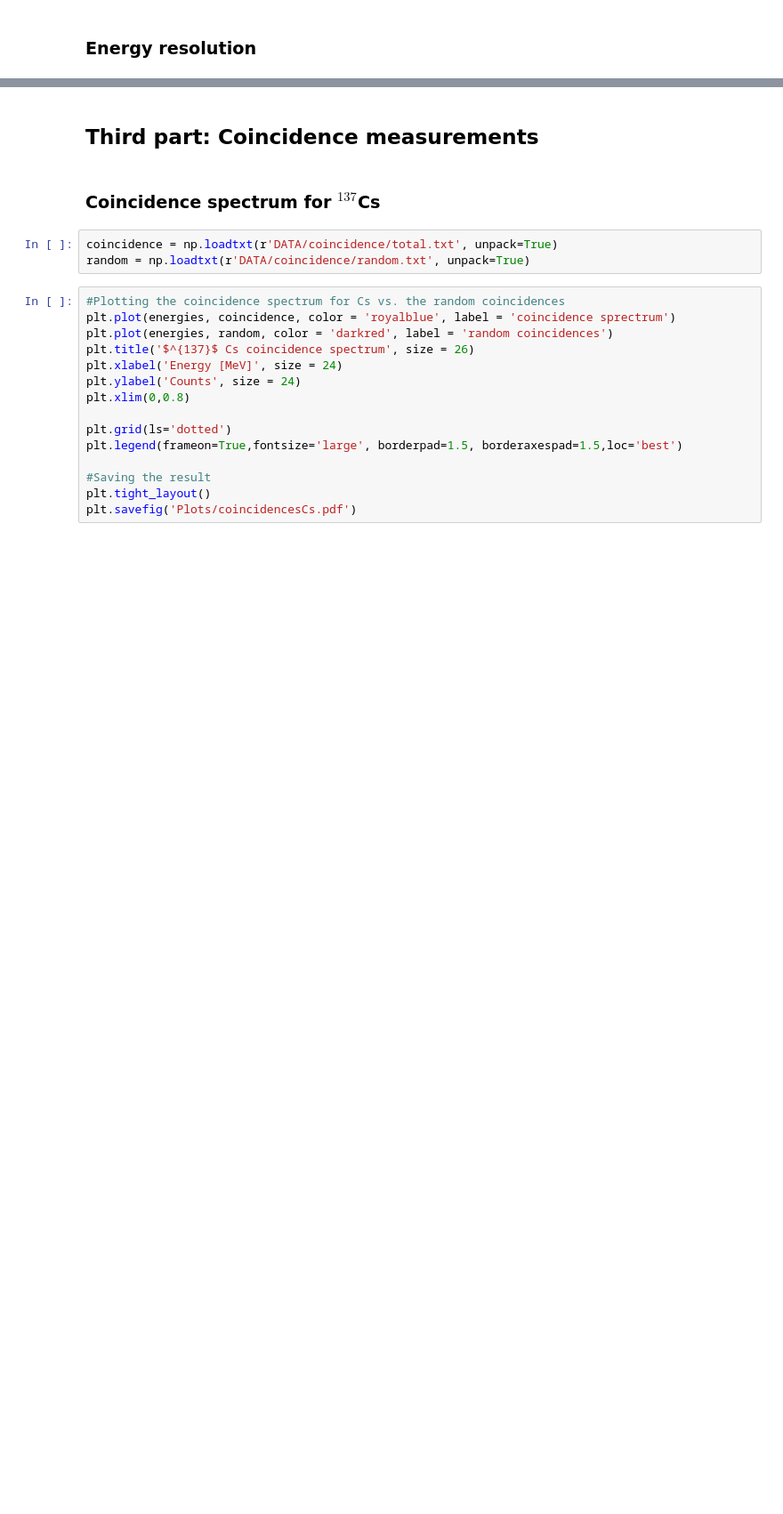
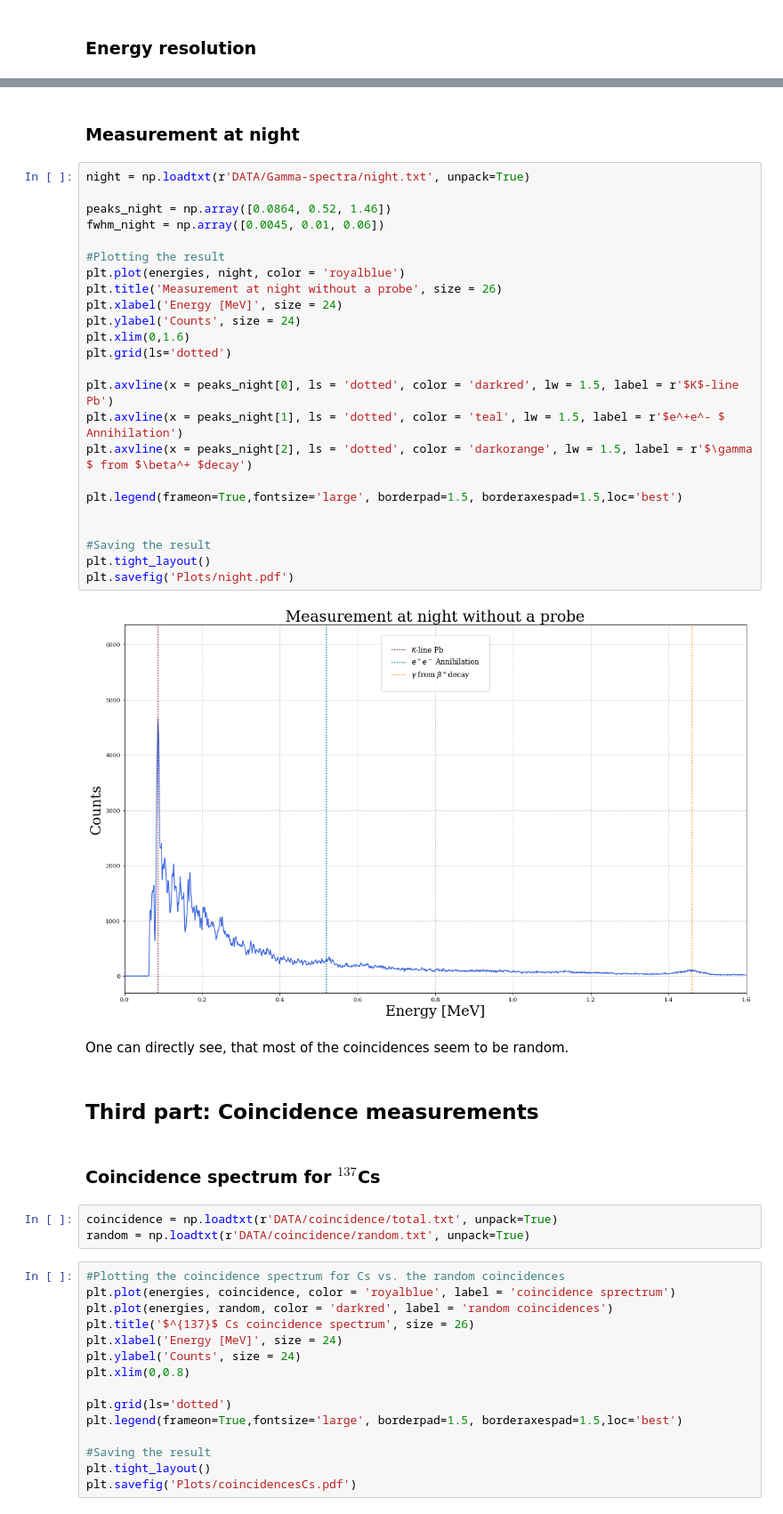
Before and after one commit to mathieukaltschmidt/FP-physics-lab-course, a Jupyter notebook: F82 Coincidence Spektrometer/Python/F82.ipynb, the cells around one changed output, grey strips where cells are left out. Shown at 89% size. Saved outputs shown, nothing was run; the diff lists cells and outputs as text; blank space fills up the shorter version.

```diff
--- a/F82 Coincidence Spektrometer/Python/F82.ipynb
+++ b/F82 Coincidence Spektrometer/Python/F82.ipynb
@@ -317,3 +403,33 @@ plt.savefig('Plots/energy_resolution.pdf', format='PDF')
+# %% [markdown]
+### Measurement at night
+# %%
+night = np.loadtxt(r'DATA/Gamma-spectra/night.txt', unpack=True)
+
+peaks_night = np.array([0.0864, 0.52, 1.46])
+fwhm_night = np.array([0.0045, 0.01, 0.06])
+
+#Plotting the result
+plt.plot(energies, night, color = 'royalblue')
+plt.title('Measurement at night without a probe', size = 26)
+plt.xlabel('Energy [MeV]', size = 24)
+plt.ylabel('Counts', size = 24)
+plt.xlim(0,1.6)
+plt.grid(ls='dotted')
+
+plt.axvline(x = peaks_night[0], ls = 'dotted', color = 'darkred', lw = 1.5, label = r'$K$-line Pb')
+plt.axvline(x = peaks_night[1], ls = 'dotted', color = 'teal', lw = 1.5, label = r'$e^+e^- $ Annihilation')
+plt.axvline(x = peaks_night[2], ls = 'dotted', color = 'darkorange', lw = 1.5, label = r'$\gamma $ from $\beta^+ $decay')
+
+plt.legend(frameon=True,fontsize='large', borderpad=1.5, borderaxespad=1.5,loc='best')
+
+
+#Saving the result
+plt.tight_layout()
+plt.savefig('Plots/night.pdf')
+# %% [output]
+[figure, added]
+# %% [markdown]
+One can directly see, that most of the coincidences seem to be random.
 # %% [markdown]
 ## Third part: Coincidence measurements
 # %% [markdown]
```
Also changed, not shown: parts of 25 cells of this notebook, 24 other files.
